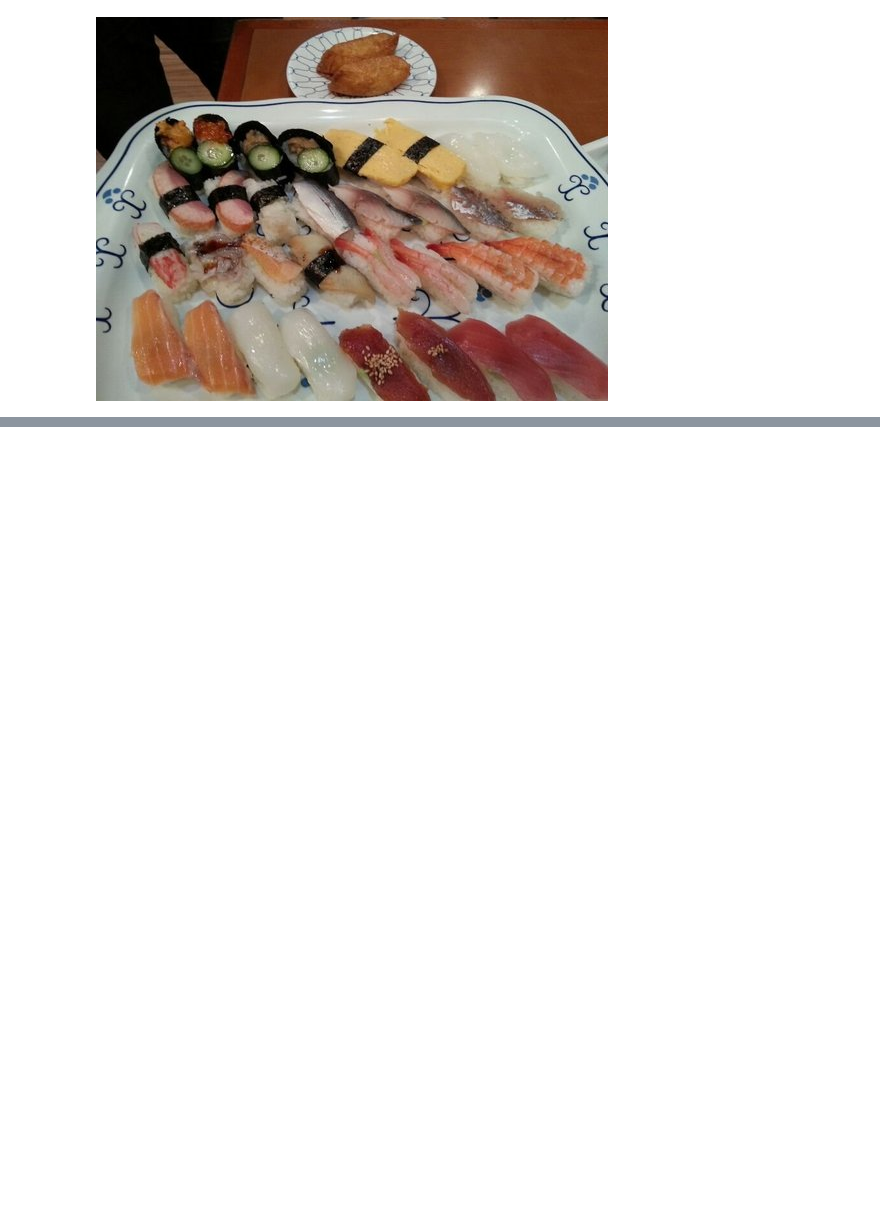
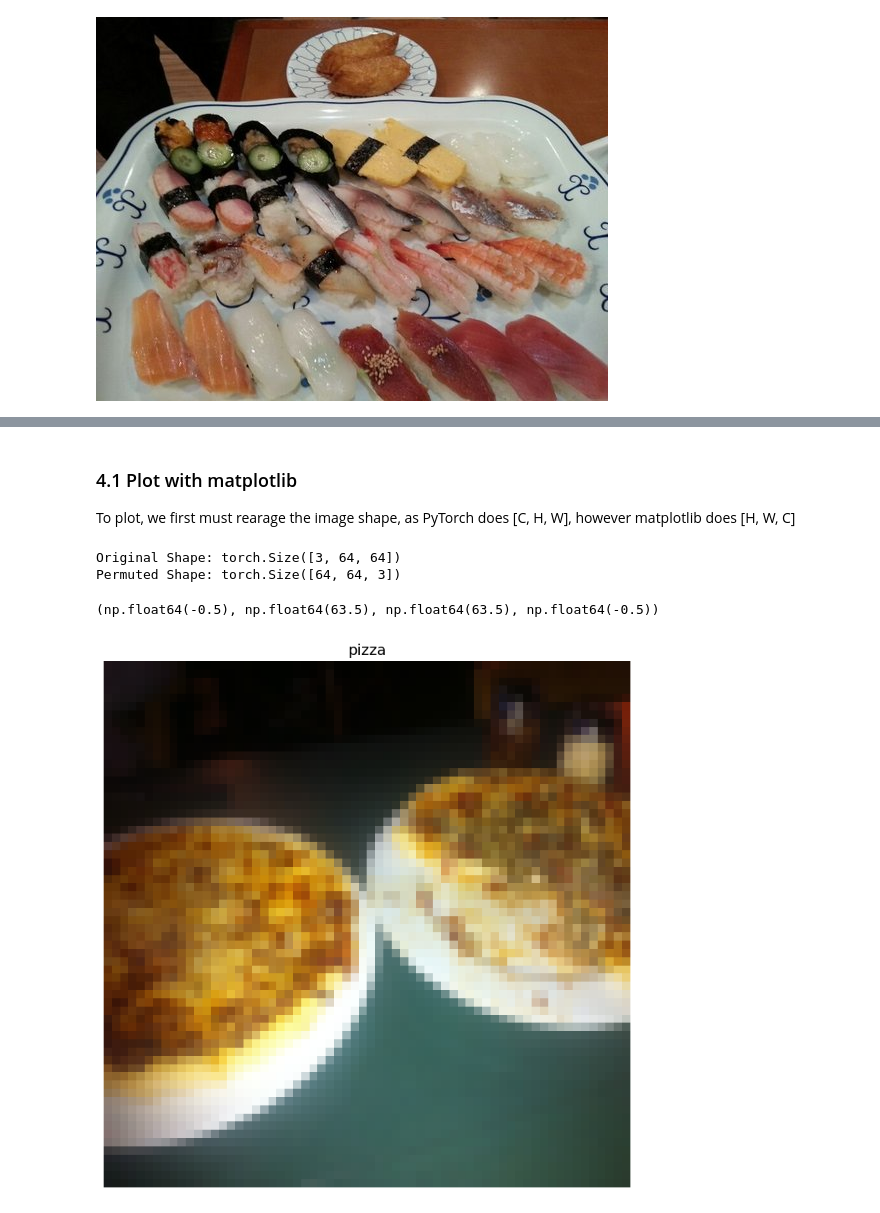
Before and after one commit to ggalindo11/Pytorch_Fundamentals, a Jupyter notebook: 04_pytorch_custom_datasets.ipynb, the cells around one changed output, grey strips where cells are left out. Drawn from its saved outputs; the diff is of its cells as text; code cells hidden in the pictures; blank space fills up the shorter version.

```diff
--- a/04_pytorch_custom_datasets.ipynb
+++ b/04_pytorch_custom_datasets.ipynb
@@ -130,0 +249,12 @@ Image height * width: 384 * 512
+# %%
+# Use ImageFolder to create dataset(s)
+from torchvision import datasets
+
+train_data = datasets.ImageFolder(root=train_dir,
+                                  transform=data_transform, # transform is used to transform the data
+                                  target_transform=None) # target_transform is used to transform the target data (e.g. labels)
+
+test_data = datasets.ImageFolder(root=test_dir,
+                                 transform=data_transform)
+
+train_data, test_data
@@ -130,0 +280,4 @@ Image height * width: 384 * 512
+# %%
+# Get class names as a list
+class_names = train_data.classes
+class_names
@@ -130,0 +310,13 @@ Image height * width: 384 * 512
+# %%
+# Index on the train_data dataset to get a single image & label. Remember, first index is the image, second index is the label.
+img = train_data[0][0] # Get the first image in the dataset
+label = train_data[0][1] # Get the label of the first image in the dataset
+
+#img, label
+
+# Get info about the dat
+print(f"Image tensor: \n{img}\n")
+print(f"Image shape: \n{img.shape}\n")
+print(f"Img dtype: \n{img.dtype}\n")
+print(f"Label: \n{label}\n")
+print(f"Label type: \n{type(label)}\n") # .dtype is only available for numpy arrays & tensors, an int requires type()
@@ -130,0 +341,20 @@ Image height * width: 384 * 512
+# %% [markdown]
+### 4.1 Plot with matplotlib
+
+To plot, we first must rearage the image shape, as PyTorch does [C, H, W], however matplotlib does [H, W, C]
+# %%
+# Rearange the order dimensions
+img_perm = img.permute(1, 2, 0)
+print(f"Original Shape: {img.shape}")
+print(f"Permuted Shape: {img_perm.shape}")
+
+# Plot the image
+plt.figure(figsize=(9,9))
+plt.imshow(img_perm)
+plt.title(class_names[label], fontsize=14)
+plt.axis(False)
+# %% [output]
+Original Shape: torch.Size([3, 64, 64])
+Permuted Shape: torch.Size([64, 64, 3])
+(np.float64(-0.5), np.float64(63.5), np.float64(63.5), np.float64(-0.5))
+[figure, added]
```
Also changed, not shown: parts of 29 cells of this notebook.
